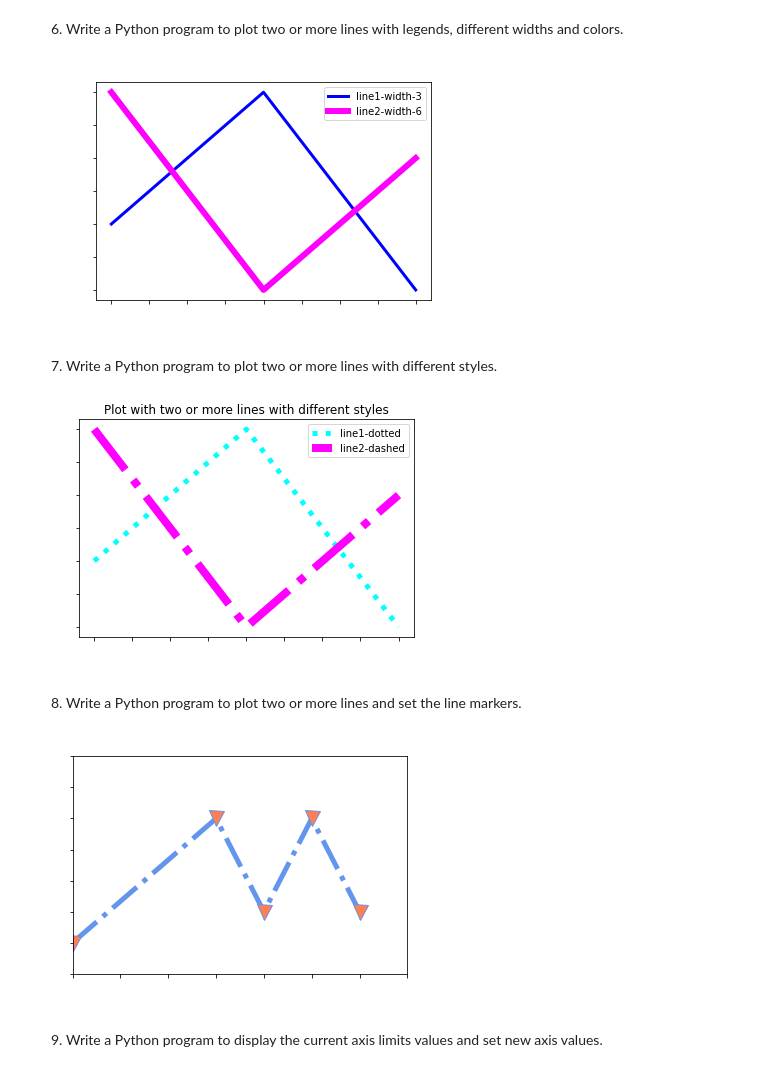
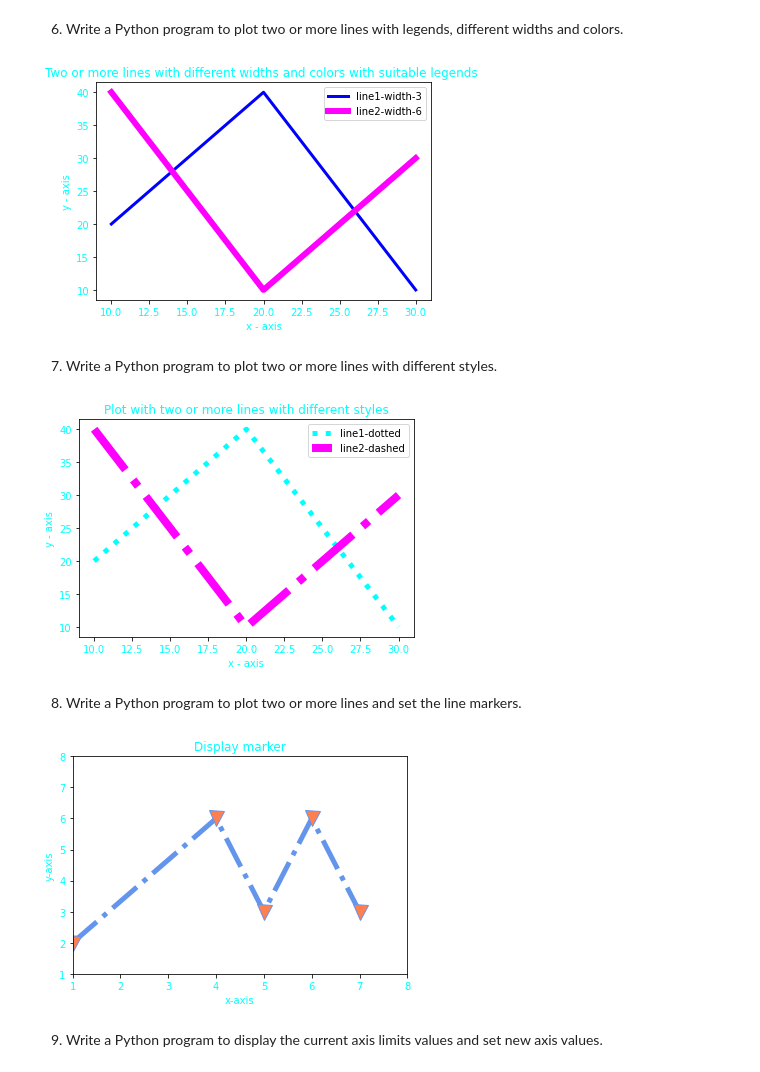
Before and after one commit to shaikhfarzana/Python-Libraries, a Jupyter notebook: Mathplotlib_Problems/Matplotlib_Problems.ipynb, the cells around one changed output. Drawn from its saved outputs; the diff is of its cells as text; code cells hidden in the pictures.

```diff
--- a/Mathplotlib_Problems/Matplotlib_Problems.ipynb
+++ b/Mathplotlib_Problems/Matplotlib_Problems.ipynb
@@ -148,41 +148,39 @@ if __name__ == "__main__":
 # %%
 import matplotlib.pyplot as plt
 
 def to_customise_graph():
     """
        Description:
           Function is used to customise appearance of graph.
        Parameter:
           No parameter required.
        Return:
           Returns nothing.
     """
     x1 = [10,20,30]
     y1 = [20,40,10]
 
     x2 = [10,20,30]
     y2 = [40,10,30]
     # Set the x axis label of the current axis.
-    plt.xlabel('x - axis')
+    plt.xlabel('x - axis', color= 'cyan')
     # Set the y axis label of the current axis.
-    plt.ylabel('y - axis')
+    plt.ylabel('y - axis', color= 'cyan')
     # Set a title
-    plt.title('Two or more lines with different widths and colors with suitable legends ', color='white')
+    plt.title('Two or more lines with different widths and colors with suitable legends ', color='cyan')
     # Display the figure.
     plt.plot(x1,y1, color='blue', linewidth = 3,  label = 'line1-width-3')
     plt.plot(x2,y2, color='magenta', linewidth = 6,  label = 'line2-width-6')
-    plt.xticks( color = 'white')
-    plt.yticks( color = 'white')
-    plt.xlabel('x-axis', color= 'white')
-    plt.ylabel('y-axis', color = 'white')
+    plt.xticks( color = 'cyan')
+    plt.yticks( color = 'cyan')
     # show a legend on the plot
     plt.legend()
     plt.show()
 
 if __name__ == "__main__":
     to_customise_graph()
 # %% [output]
-[figure, old version]
+[figure, new version]
 # %% [markdown]
 7. Write a Python program to plot two or more lines with different styles.
 # %%
@@ -205,19 +203,18 @@ def to_customise_line_styles():
     y2 = [40,10,30]
 
     # Set the x axis label of the current axis.
-    plt.xlabel('x - axis')
+    plt.xlabel('x - axis', color='cyan')
     # Set the y axis label of the current axis.
-    plt.ylabel('y - axis')
+    plt.ylabel('y - axis', color='cyan')
     # Plot lines and/or markers to the Axes.
     plt.plot(x1,y1, color='cyan', linewidth = 5,  label = 'line1-dotted',linestyle='dotted')
     plt.plot(x2,y2, color='magenta', linewidth = 8,  label = 'line2-dashed', linestyle='dashdot')
-    plt.xticks( color = 'white')
-    plt.yticks( color = 'white')
-    plt.xlabel('x-axis', color= 'white')
-    plt.ylabel('y-axis', color = 'white')
+    plt.xticks( color ='cyan')
+    plt.yticks( color ='cyan')
+
 
     # Set a title
-    plt.title("Plot with two or more lines with different styles", color='white')
+    plt.title("Plot with two or more lines with different styles", color='cyan')
     # show a legend on the plot
     plt.legend()
     # function to show the plot
@@ -226,7 +223,7 @@ def to_customise_line_styles():
 if __name__ == "__main__":
     to_customise_line_styles()
 # %% [output]
-[figure, old version]
+[figure, new version]
 # %% [markdown]
 8. Write a Python program to plot two or more lines and set the line markers.
 # %%
@@ -247,23 +244,23 @@ def to_plot_with_markers():
     # plotting the points
     plt.plot(x, y, color='cornflowerblue', linestyle='dashdot', linewidth = 5,
             marker='v', markerfacecolor='coral', markersize=15)
-    plt.xticks( color = 'white')
-    plt.yticks( color = 'white')
-    plt.xlabel('x-axis', color= 'white')
-    plt.ylabel('y-axis', color = 'white')
+    plt.xticks( color = 'cyan')
+    plt.yticks( color = 'cyan')
+    plt.xlabel('x-axis', color= 'cyan')
+    plt.ylabel('y-axis', color = 'cyan')
     #Set the y-limits of the current axes.
     plt.ylim(1,8)
     #Set the x-limits of the current axes.
     plt.xlim(1,8)
     # giving a title to my graph
-    plt.title('Display marker', color='white')
+    plt.title('Display marker', color='cyan')
     # function to show the plot
     plt.show()
 
 if __name__ == "__main__":
     to_plot_with_markers()
 # %% [output]
-[figure, old version]
+[figure, new version]
 # %% [markdown]
 9. Write a Python program to display the current axis limits values and set new axis values.
 # %%
```
Also changed, not shown: parts of 12 cells of this notebook.
